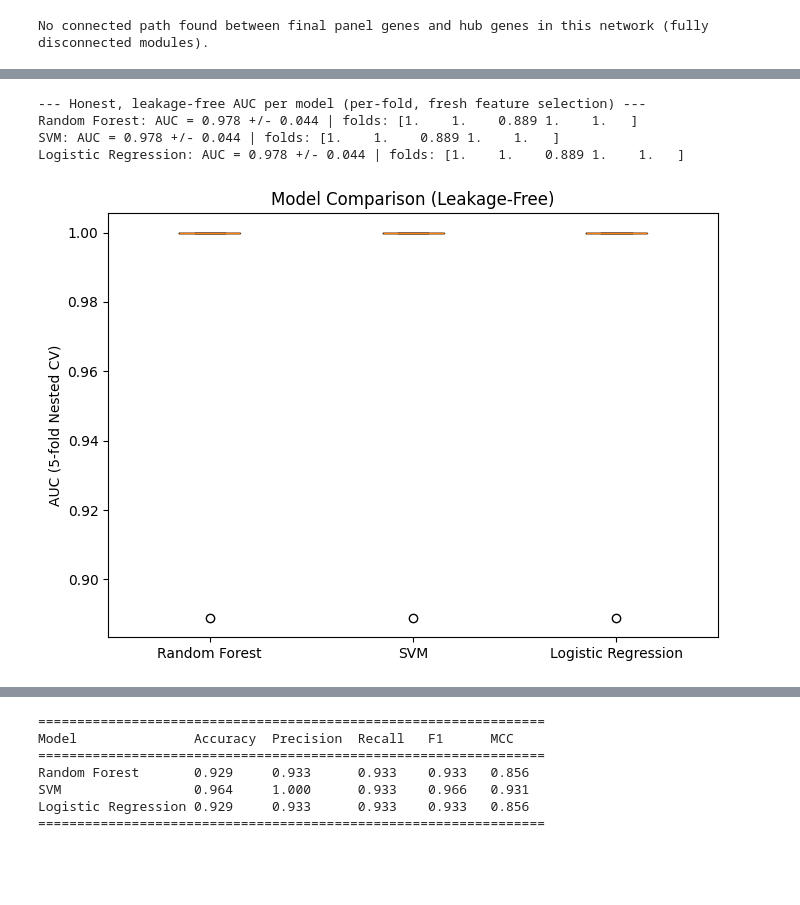
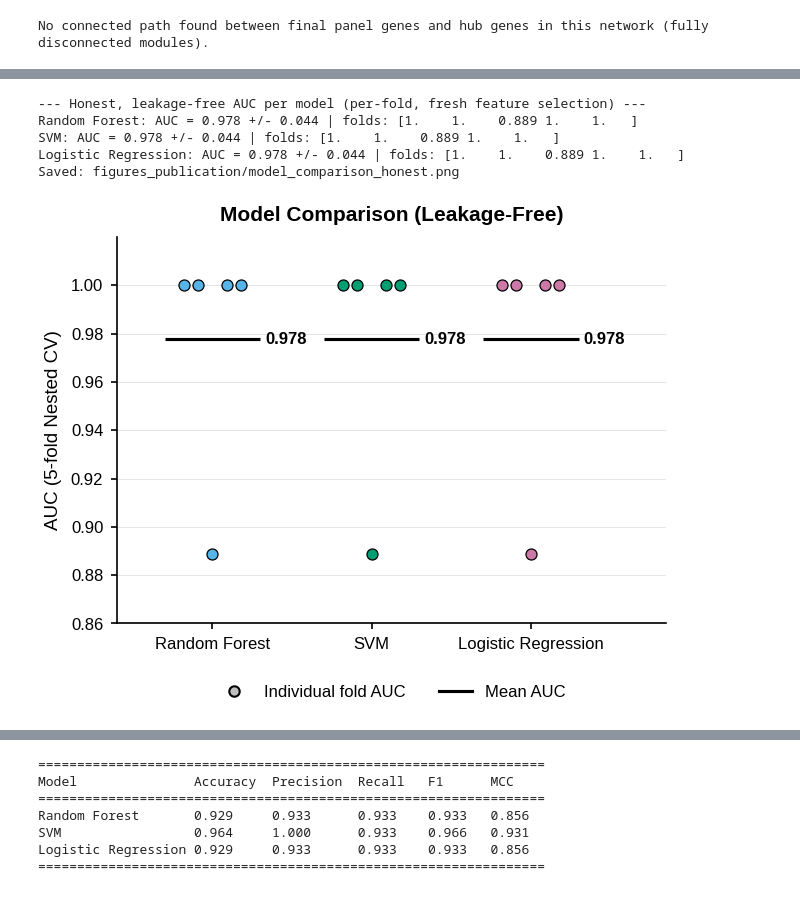
Before and after one commit to DhimanTarafdar/gallbladder_cancer_research, a Jupyter notebook: Gallbladder_Cancer_Biomarker_Pipeline.ipynb, the cells around one changed output, grey strips where cells are left out. Cells and saved outputs as stored; diff of their text form; code cells hidden in the pictures; blank space fills up the shorter version.

```diff
--- a/Gallbladder_Cancer_Biomarker_Pipeline.ipynb
+++ b/Gallbladder_Cancer_Biomarker_Pipeline.ipynb
@@ -346,7 +435,7 @@ plt.show()
 # STAGE 4b: Permutation test (optimized for speed) -- is the
 # nested CV AUC significantly better than chance?
 # ============================================================
-n_permutations = 50
+n_permutations = 200
 perm_aucs = []
 
 np.random.seed(42)
@@ -784,6 +1017,9 @@ plt.show()
 # Model Comparison: feature selection happens fresh
 # inside each fold (same logic as Stage 4), for every model
 # ============================================================
+# Restore X and y from Stage 4 (in case they were overwritten later)
+X = discovery_expr.values
+y = LabelEncoder().fit_transform(discovery_labels)  # normal=0, tumor=1
 from sklearn.svm import SVC
 from sklearn.linear_model import LogisticRegression
 
@@ -794,40 +1030,72 @@ models = {
 }
 
 model_results = {name: [] for name in models}
 
 for train_idx, test_idx in outer_cv.split(X, y):
     X_train, X_test = X[train_idx], X[test_idx]
     y_train, y_test = y[train_idx], y[test_idx]
 
     # Feature selection using ONLY this fold's training data (no leakage)
     rf_select = RandomForestClassifier(n_estimators=300, random_state=42)
     rf_select.fit(X_train, y_train)
     importance = pd.Series(rf_select.feature_importances_, index=gene_names)
     top_genes = importance.sort_values(ascending=False).head(TOP_N).index.tolist()
     gene_idx = [gene_names.index(g) for g in top_genes]
 
     for name, model in models.items():
         model.fit(X_train[:, gene_idx], y_train)
         prob = model.predict_proba(X_test[:, gene_idx])[:, 1]
         model_results[name].append(roc_auc_score(y_test, prob))
 
 print("--- Honest, leakage-free AUC per model (per-fold, fresh feature selection) ---")
 for name, scores in model_results.items():
     print(f"{name}: AUC = {np.mean(scores):.3f} +/- {np.std(scores):.3f} | folds: {np.round(scores,3)}")
 
-plt.figure(figsize=(7,5))
-plt.boxplot(model_results.values(), tick_labels=model_results.keys())   # 'tick_labels' avoids the deprecation warning
-plt.ylabel('AUC (5-fold Nested CV)')
-plt.title('Model Comparison (Leakage-Free)')
-plt.tight_layout()
-plt.savefig('model_comparison_honest.png', dpi=300)
+# --- Figure ---
+from matplotlib.lines import Line2D
+
+fig, ax = plt.subplots(figsize=(W_ONEHALF, 85 * MM))
+
+colors = [COL["sky"], COL["green"], COL["purple"]]
+names = list(model_results.keys())
+
+for i, (name, scores) in enumerate(model_results.items()):
+    scores = np.asarray(scores)
+    mean_val = scores.mean()
+    # Individual fold AUCs (small offset so equal values stay visible)
+    offset = np.linspace(-0.18, 0.18, len(scores))
+    ax.scatter(np.full(len(scores), i) + offset, scores, s=28, color=colors[i],
+               edgecolor="black", linewidth=0.6, zorder=3)
+    # Mean AUC line
+    ax.hlines(mean_val, i - 0.3, i + 0.3, color="black", linewidth=1.5, zorder=4)
+    ax.text(i + 0.33, mean_val, f"{mean_val:.3f}", va="center", ha="left",
+            fontsize=8, fontweight="bold")
+
+ax.set_xticks(range(len(names)))
+ax.set_xticklabels(names)
+ax.set_xlim(-0.6, len(names) - 0.15)
+ax.set_ylim(0.86, 1.02)
+ax.set_yticks(np.arange(0.86, 1.001, 0.02))
+ax.set_ylabel('AUC (5-fold Nested CV)')
+ax.set_title('Model Comparison (Leakage-Free)', fontsize=10, fontweight='bold', pad=8)
+ax.grid(axis="x", visible=False)
+
+# Small legend explaining the symbols (below the plot)
+ax.legend(handles=[
+    Line2D([0], [0], marker='o', color='w', markerfacecolor='#BDBDBD',
+           markeredgecolor='black', markersize=5, label='Individual fold AUC'),
+    Line2D([0], [0], color='black', linewidth=1.5, label='Mean AUC'),
+], loc='upper center', bbox_to_anchor=(0.5, -0.12), ncol=2)
+
+save_fig(fig, 'model_comparison_honest')
 plt.show()
 # %% [output]
 --- Honest, leakage-free AUC per model (per-fold, fresh feature selection) ---
 Random Forest: AUC = 0.978 +/- 0.044 | folds: [1.    1.    0.889 1.    1.   ]
 SVM: AUC = 0.978 +/- 0.044 | folds: [1.    1.    0.889 1.    1.   ]
 Logistic Regression: AUC = 0.978 +/- 0.044 | folds: [1.    1.    0.889 1.    1.   ]
+Saved: figures_publication/model_comparison_honest.png
-[figure, old version]
+[figure, new version]
 # %%
 # ============================================================
 # CORRECTED: honest Model Comparison + ROC + Confusion Matrix
```
Also changed, not shown: parts of 25 cells of this notebook.
